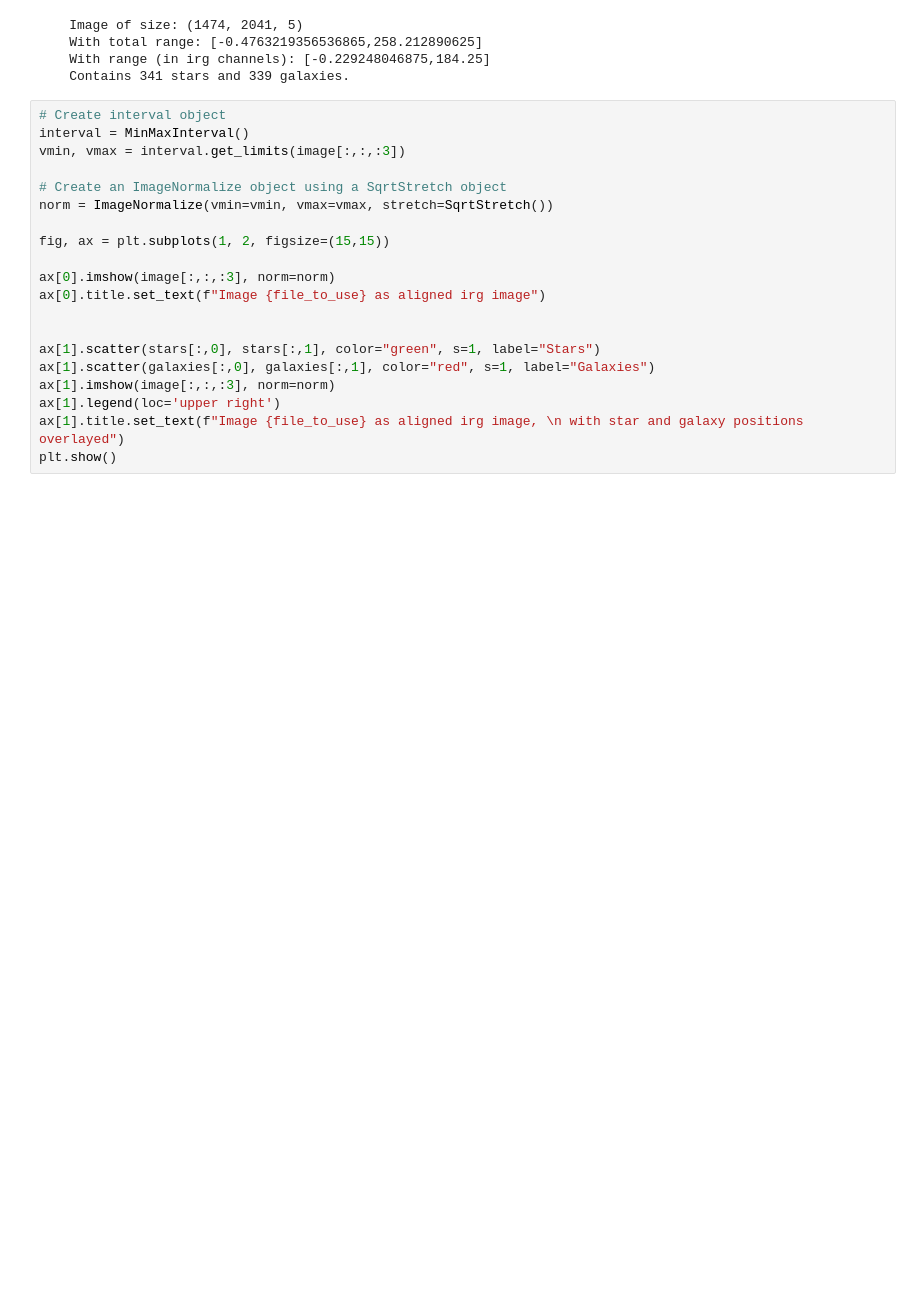
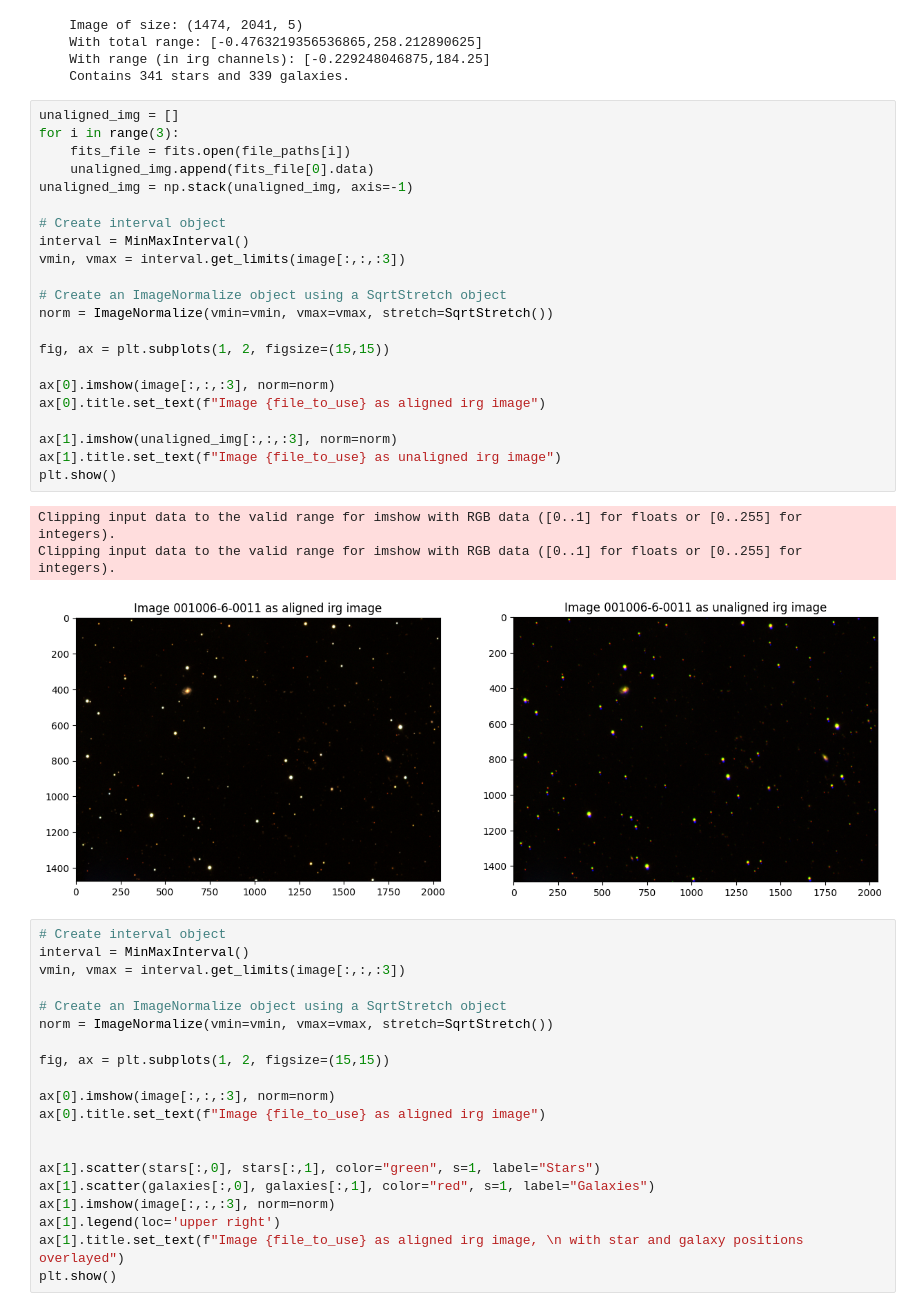
Before and after one commit to felix-zailskas/star-galaxy-classification, a Jupyter notebook: src/alignment_demo.ipynb, the cells around one changed output. Saved outputs shown, nothing was run; the diff lists cells and outputs as text; blank space fills up the shorter version.

Commit message:
Added unaligned img

```diff
--- a/src/alignment_demo.ipynb
+++ b/src/alignment_demo.ipynb
@@ -32,6 +34,32 @@ WARNING: FITSFixedWarning: 'datfix' made the change 'Set MJD-OBS to 51458.000000
     With total range: [-0.4763219356536865,258.212890625]
     With range (in irg channels): [-0.229248046875,184.25]
     Contains 341 stars and 339 galaxies.
+# %%
+unaligned_img = []
+for i in range(3):
+    fits_file = fits.open(file_paths[i])
+    unaligned_img.append(fits_file[0].data)
+unaligned_img = np.stack(unaligned_img, axis=-1)
+
+# Create interval object
+interval = MinMaxInterval()
+vmin, vmax = interval.get_limits(image[:,:,:3])
+
+# Create an ImageNormalize object using a SqrtStretch object
+norm = ImageNormalize(vmin=vmin, vmax=vmax, stretch=SqrtStretch())
+
+fig, ax = plt.subplots(1, 2, figsize=(15,15))
+
+ax[0].imshow(image[:,:,:3], norm=norm)
+ax[0].title.set_text(f"Image {file_to_use} as aligned irg image")
+
+ax[1].imshow(unaligned_img[:,:,:3], norm=norm)
+ax[1].title.set_text(f"Image {file_to_use} as unaligned irg image")
+plt.show()
+# %% [output]
+Clipping input data to the valid range for imshow with RGB data ([0..1] for floats or [0..255] for integers).
+Clipping input data to the valid range for imshow with RGB data ([0..1] for floats or [0..255] for integers).
+[figure, added]
 # %%
 # Create interval object
 interval = MinMaxInterval()
```
Also changed, not shown: parts of 1 cell of this notebook.
